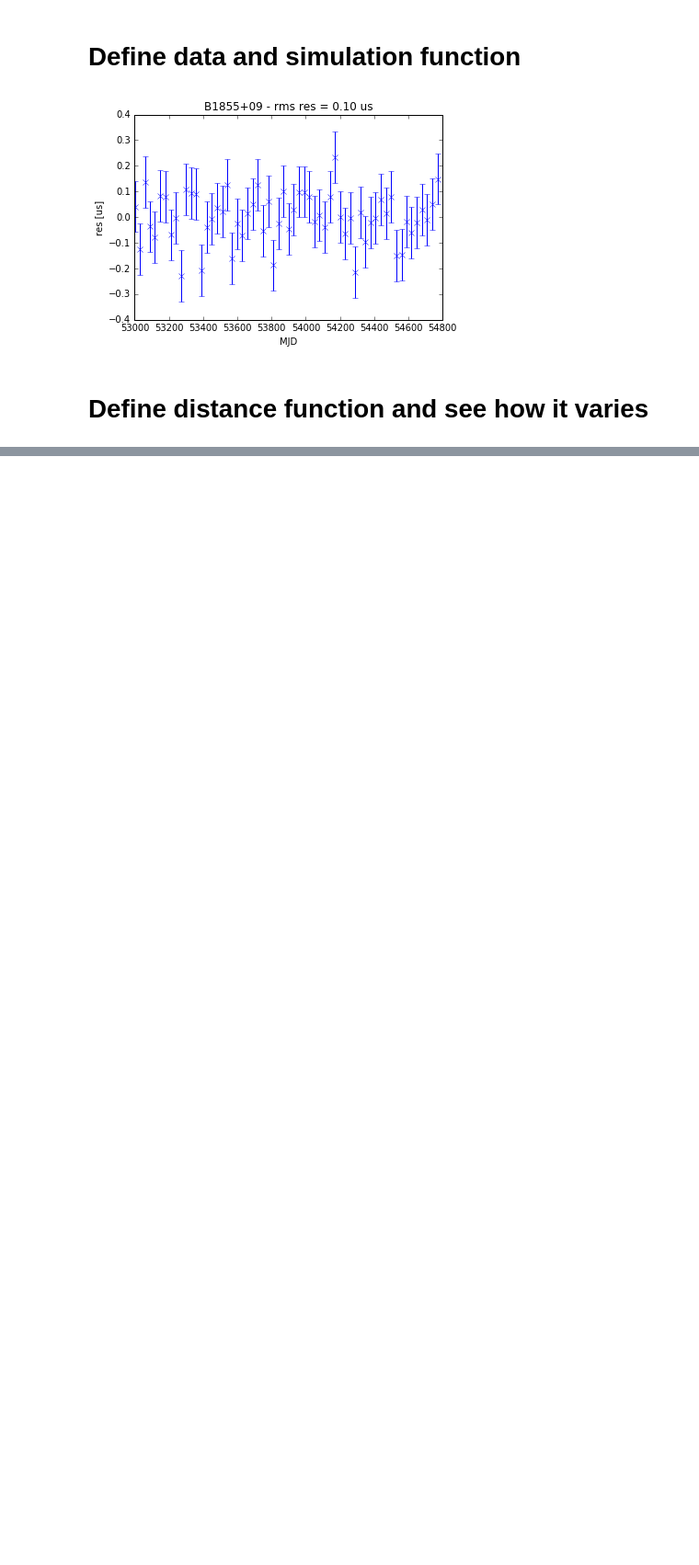
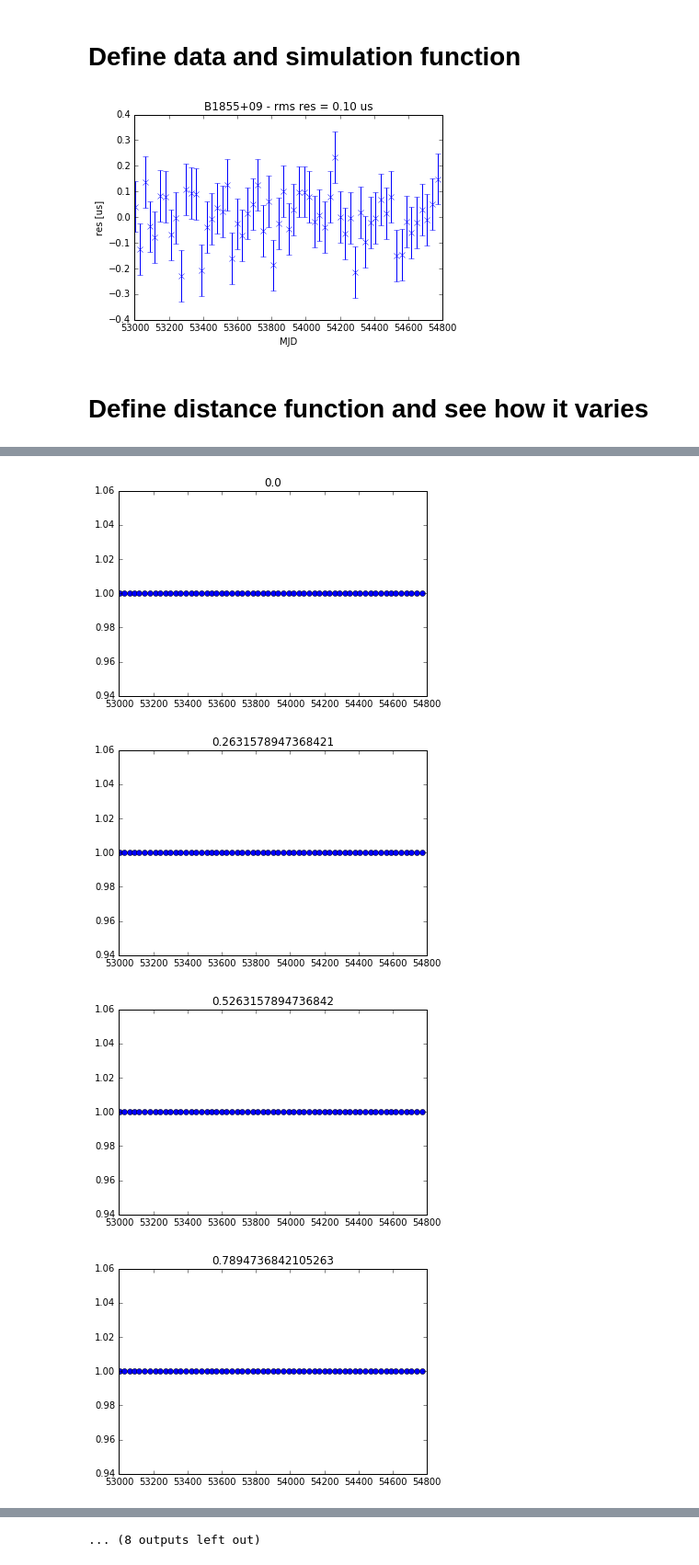
Before and after one commit to LBJ-Wade/ng_abc, a Jupyter notebook: test_distance_functions.ipynb, the cells around one changed output, grey strips where cells are left out. Shown: that part at 92% size. Cells and saved outputs as stored; diff of their text form; code cells hidden in the pictures; blank space fills up the shorter version.

```diff
--- a/test_distance_functions.ipynb
+++ b/test_distance_functions.ipynb
@@ -42,11 +42,11 @@ def simulation(params):
 # Define distance function and see how it varies
 # %%
 def dist_metric(d, x):
-    return np.sum(np.abs(d - x))
+    return (d - x)
 # %%
-test_efacs = np.linspace(0.0, 5.0, 10)
+test_efacs = np.linspace(0.0, 5.0, 20)
 
-distances = np.full((len(test_efacs)), 0.0)
+distances = np.full((len(test_efacs), len(epochs)), 0.0)
 
 for ii, val in enumerate(test_efacs):
 
@@ -58,0 +61,14 @@ pl.show()
+# %%
+for ii in range(len(distances)):
+
+    #pl.hist(distances[ii])
+    pl.plot(epochs, distances[ii], ls = '', marker = 'o')
+
+    pl.title(test_efacs[ii])
+
+    pl.show()
+# %% [output]
+[figure, added]
+[figure, added]
+[figure, added]
+[figure, added]
@@ -58,0 +83 @@ pl.show()
+... (8 outputs left out)
```
Also changed, not shown: parts of 3 cells of this notebook, 2 other files.
